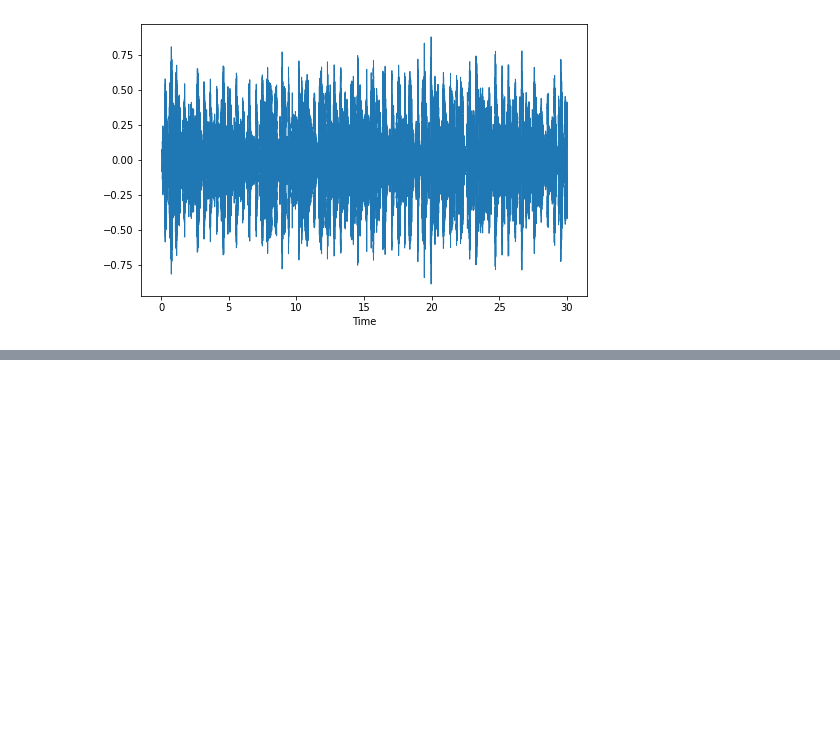
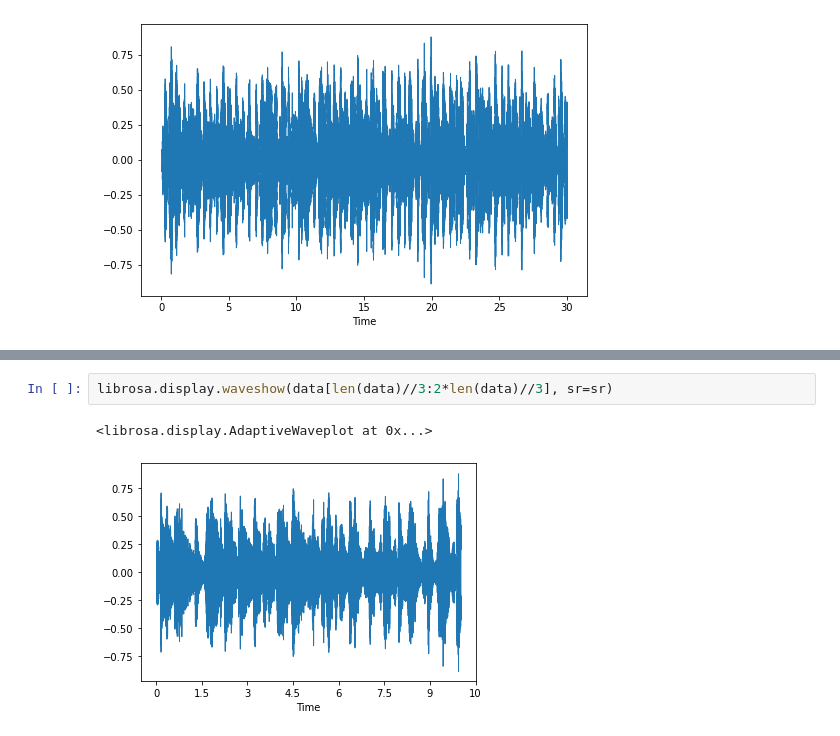
Before and after one commit to bonjarlow/ML-audio_genre-project, a Jupyter notebook: Genre Audio Classification.ipynb, the cells around one changed output, grey strips where cells are left out. Saved outputs shown, nothing was run; the diff lists cells and outputs as text; blank space fills up the shorter version.

```diff
--- a/Genre Audio Classification.ipynb
+++ b/Genre Audio Classification.ipynb
@@ -27,0 +25,5 @@ False
+# %%
+librosa.display.waveshow(data[len(data)//3:2*len(data)//3], sr=sr)
+# %% [output]
+<librosa.display.AdaptiveWaveplot at 0x...>
+[figure, added]
```
Also changed, not shown: parts of 12 cells of this notebook.
